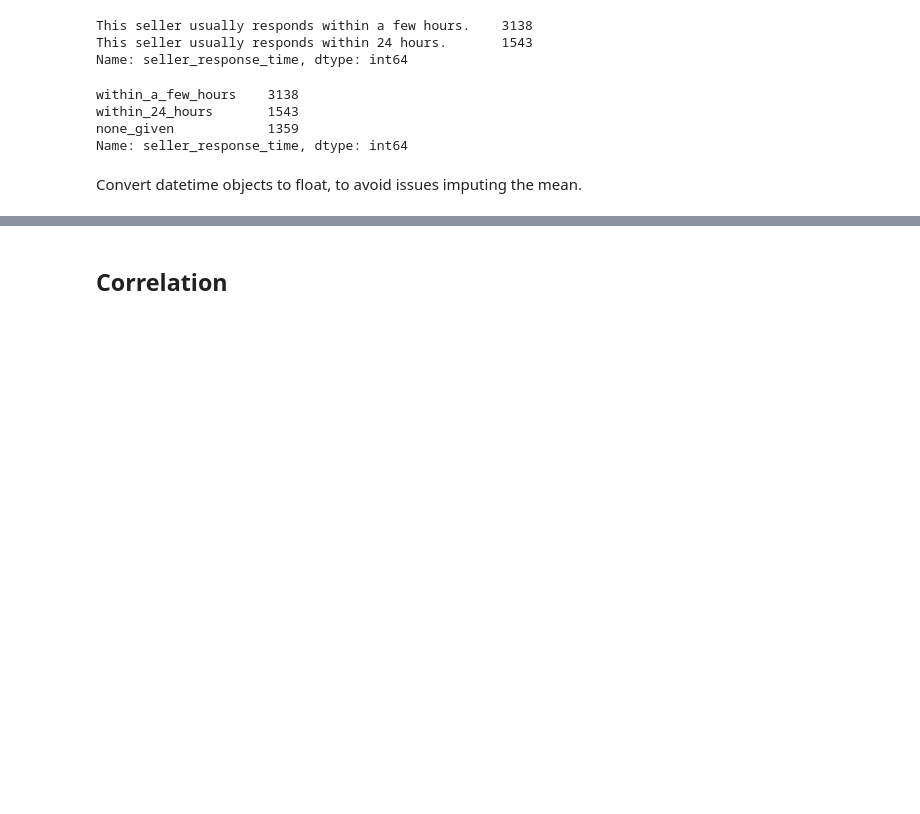
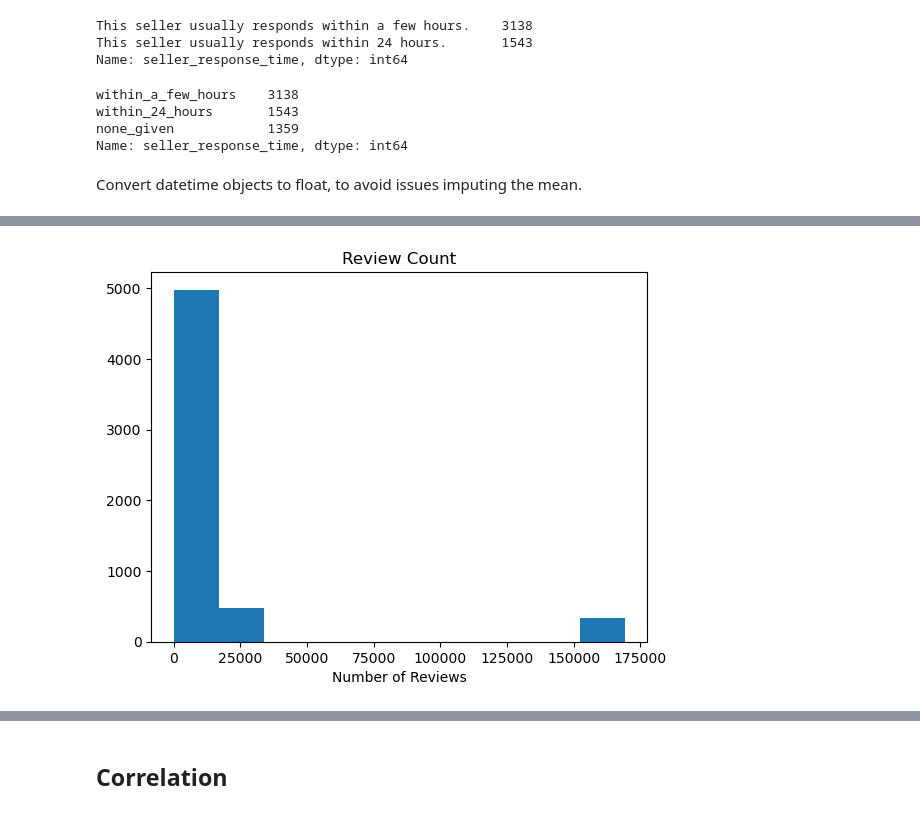
Before and after one commit to ran0027/etsy-candle-pricing-model, a Jupyter notebook: EDA.ipynb, the cells around one changed output, grey strips where cells are left out. Cells and saved outputs as stored; diff of their text form; code cells hidden in the pictures; blank space fills up the shorter version.

```diff
--- a/EDA.ipynb
+++ b/EDA.ipynb
@@ -222,0 +234,7 @@ df.days_since_listed = df.days_since_listed.astype(float)
+# %%
+fig, ax = plt.subplots()
+
+df.review_count.plot(kind='hist', ax=ax)
+ax.set(title='Review Count', ylabel='', xlabel='Number of Reviews');
+# %% [output]
+[figure, added]
```
Also changed, not shown: parts of 169 cells of this notebook.
